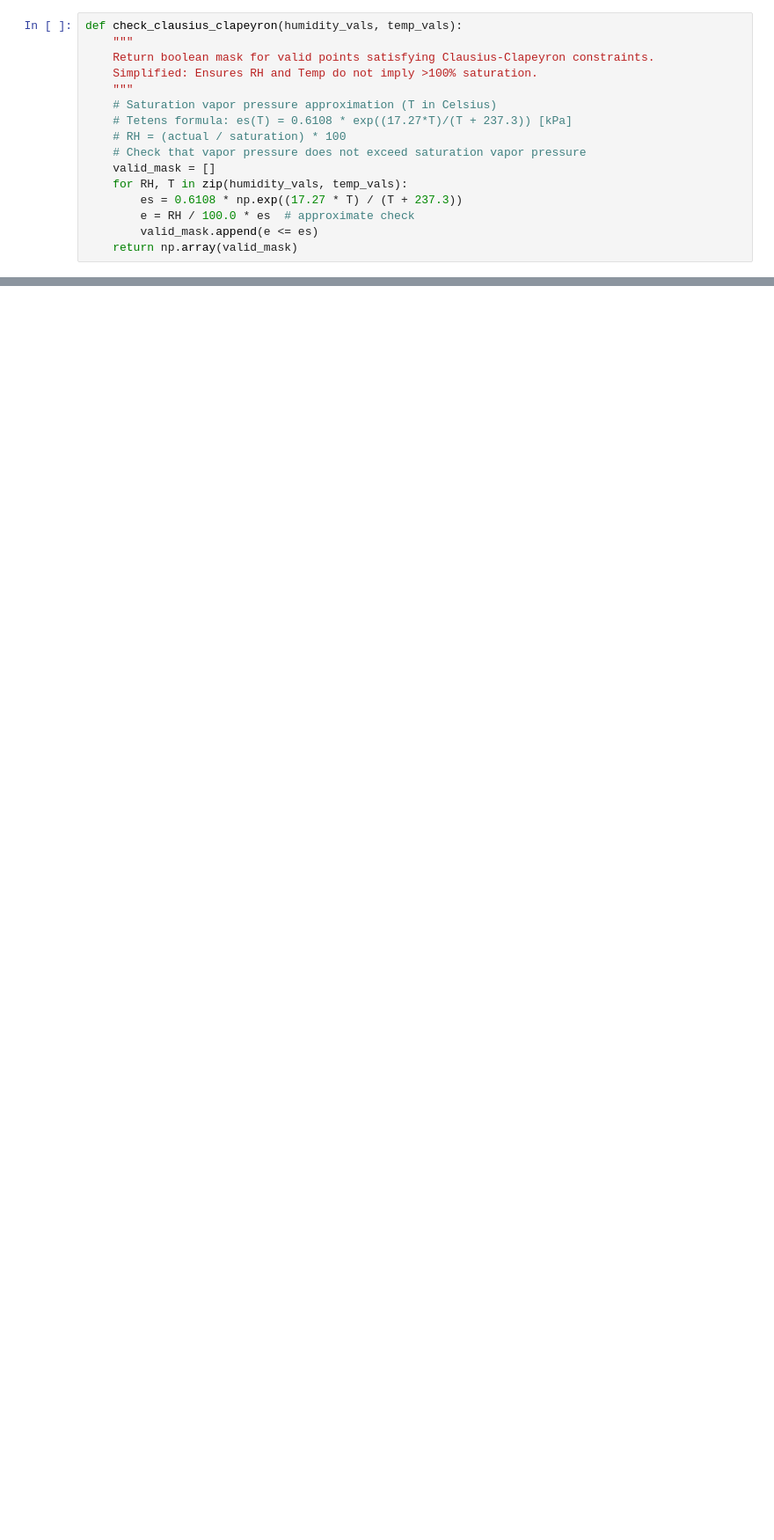
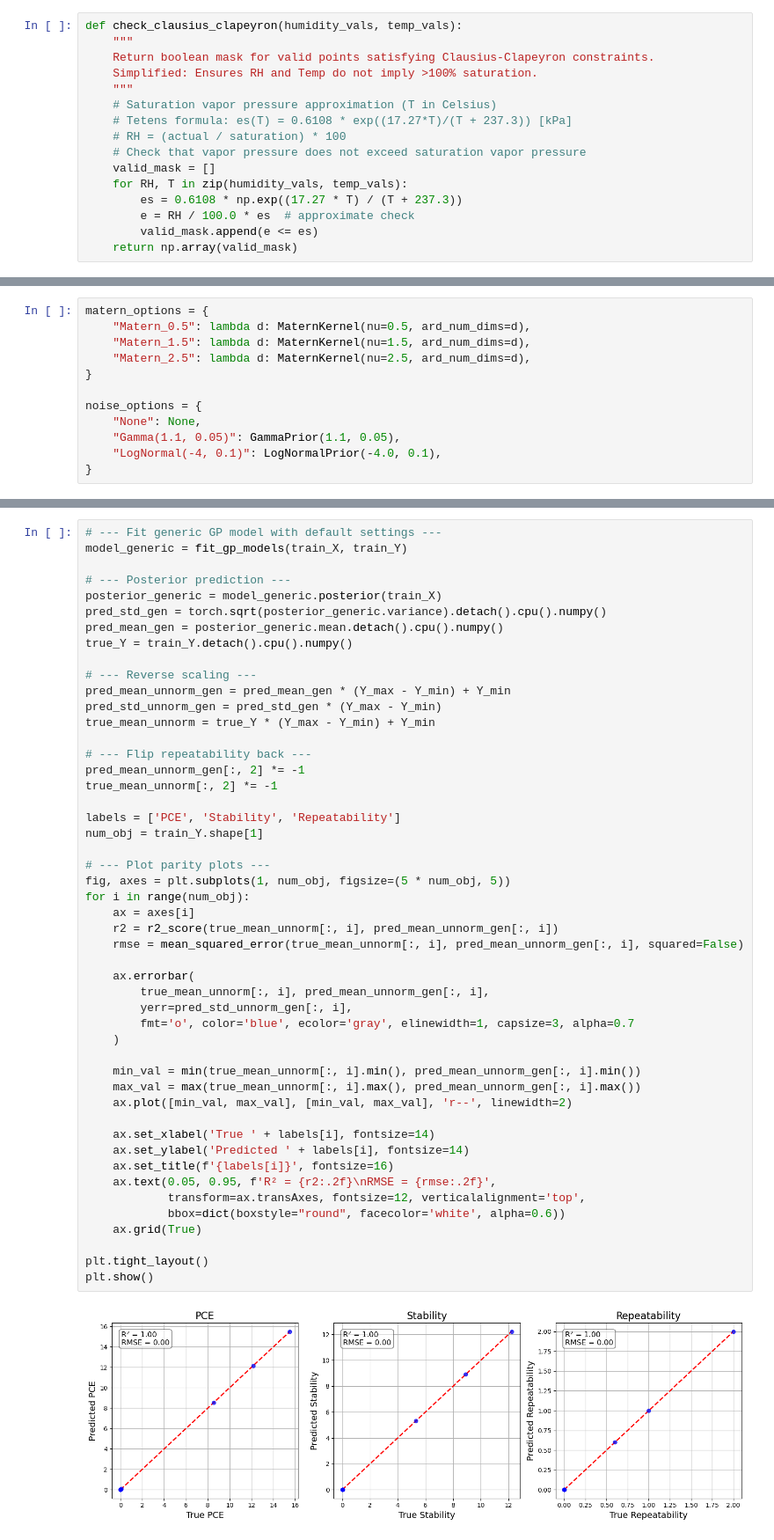
Before and after one commit to PV-Lab/MOBO-Kit, a Jupyter notebook: MOBO/UW-MIT FOM MOBO.ipynb, the cells around one changed output, grey strips where cells are left out. Shown at 88% size. Drawn from its saved outputs; the diff is of its cells as text; blank space fills up the shorter version.

```diff
--- a/MOBO/UW-MIT FOM MOBO.ipynb
+++ b/MOBO/UW-MIT FOM MOBO.ipynb
@@ -245,0 +224,12 @@ for i in range(3):
+# %%
+matern_options = {
+    "Matern_0.5": lambda d: MaternKernel(nu=0.5, ard_num_dims=d),
+    "Matern_1.5": lambda d: MaternKernel(nu=1.5, ard_num_dims=d),
+    "Matern_2.5": lambda d: MaternKernel(nu=2.5, ard_num_dims=d),
+}
+
+noise_options = {
+    "None": None,
+    "Gamma(1.1, 0.05)": GammaPrior(1.1, 0.05),
+    "LogNormal(-4, 0.1)": LogNormalPrior(-4.0, 0.1),
+}
@@ -245,0 +389,51 @@ for i in range(3):
+# %%
+# --- Fit generic GP model with default settings ---
+model_generic = fit_gp_models(train_X, train_Y)
+
+# --- Posterior prediction ---
+posterior_generic = model_generic.posterior(train_X)
+pred_std_gen = torch.sqrt(posterior_generic.variance).detach().cpu().numpy()
+pred_mean_gen = posterior_generic.mean.detach().cpu().numpy()
+true_Y = train_Y.detach().cpu().numpy()
+
+# --- Reverse scaling ---
+pred_mean_unnorm_gen = pred_mean_gen * (Y_max - Y_min) + Y_min
+pred_std_unnorm_gen = pred_std_gen * (Y_max - Y_min)
+true_mean_unnorm = true_Y * (Y_max - Y_min) + Y_min
+
+# --- Flip repeatability back ---
+pred_mean_unnorm_gen[:, 2] *= -1
+true_mean_unnorm[:, 2] *= -1
+
+labels = ['PCE', 'Stability', 'Repeatability']
+num_obj = train_Y.shape[1]
+
+# --- Plot parity plots ---
+fig, axes = plt.subplots(1, num_obj, figsize=(5 * num_obj, 5))
+for i in range(num_obj):
+    ax = axes[i]
+    r2 = r2_score(true_mean_unnorm[:, i], pred_mean_unnorm_gen[:, i])
+    rmse = mean_squared_error(true_mean_unnorm[:, i], pred_mean_unnorm_gen[:, i], squared=False)
+
+    ax.errorbar(
+        true_mean_unnorm[:, i], pred_mean_unnorm_gen[:, i],
+        yerr=pred_std_unnorm_gen[:, i],
+        fmt='o', color='blue', ecolor='gray', elinewidth=1, capsize=3, alpha=0.7
+    )
+
+    min_val = min(true_mean_unnorm[:, i].min(), pred_mean_unnorm_gen[:, i].min())
+    max_val = max(true_mean_unnorm[:, i].max(), pred_mean_unnorm_gen[:, i].max())
+    ax.plot([min_val, max_val], [min_val, max_val], 'r--', linewidth=2)
+
+    ax.set_xlabel('True ' + labels[i], fontsize=14)
+    ax.set_ylabel('Predicted ' + labels[i], fontsize=14)
+    ax.set_title(f'{labels[i]}', fontsize=16)
+    ax.text(0.05, 0.95, f'R² = {r2:.2f}\nRMSE = {rmse:.2f}',
+            transform=ax.transAxes, fontsize=12, verticalalignment='top',
+            bbox=dict(boxstyle="round", facecolor='white', alpha=0.6))
+    ax.grid(True)
+
+plt.tight_layout()
+plt.show()
+# %% [output]
+[figure, added]
```
Also changed, not shown: parts of 29 cells of this notebook.
